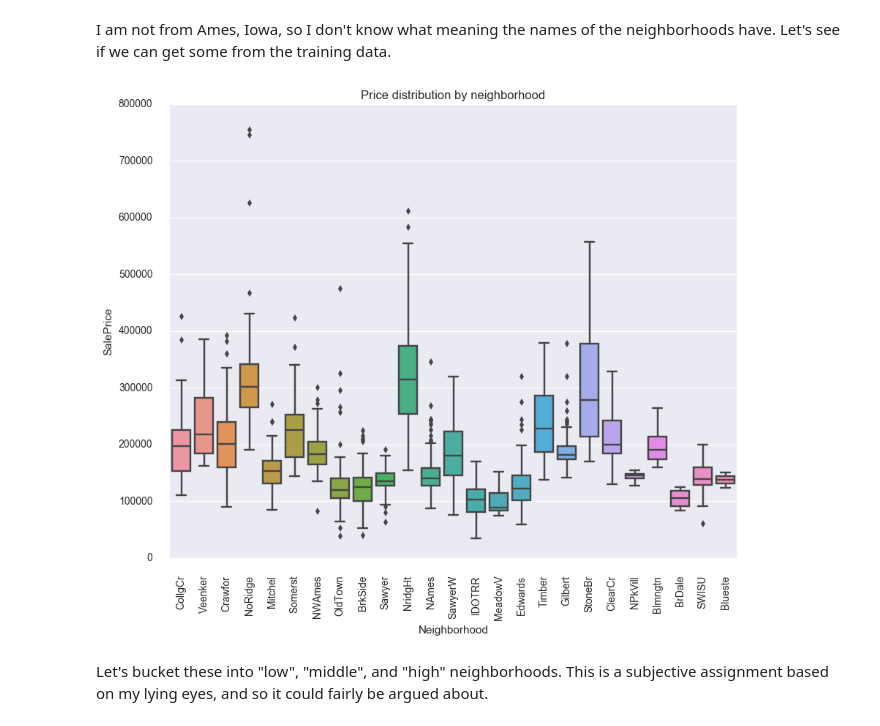
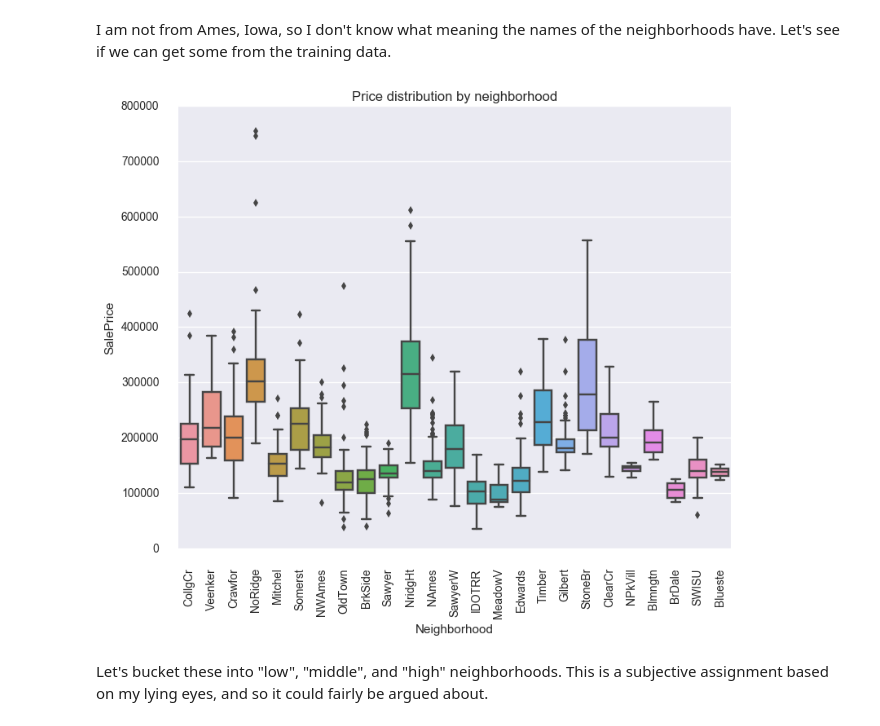
Before and after one commit to jdunavin/Homes, a Jupyter notebook: Ames IA home prices.ipynb, the cells around one changed output. Drawn from its saved outputs; the diff is of its cells as text; code cells hidden in the pictures.

```diff
--- a/Ames IA home prices.ipynb
+++ b/Ames IA home prices.ipynb
@@ -77,15 +77,15 @@ All the garage information missing is for houses that didn't have a garage in th
 I am not from Ames, Iowa, so I don't know what meaning the names of the neighborhoods have. Let's see if we can get some from the training data.
 # %%
 %matplotlib inline
-plt.rcParams['figure.figsize'] = (10.0, 8.0)
+plt.rcParams['figure.figsize'] = (8.75, 7.0)
 ax = plt.axes()
 plot1 = sb.boxplot(data=train, x='Neighborhood', y='SalePrice')
 ax.set_title("Price distribution by neighborhood")
 sb.despine(offset=10, trim=True)
 plt.xticks(rotation=90)
 plt.show()
 # %% [output]
-[figure, old version]
+[figure, new version]
 # %% [markdown]
 Let's bucket these into "low", "middle", and "high" neighborhoods. This is a subjective assignment based on my lying eyes, and so it could fairly be argued about.
 # %%
```
Also changed, not shown: parts of 13 cells of this notebook.
